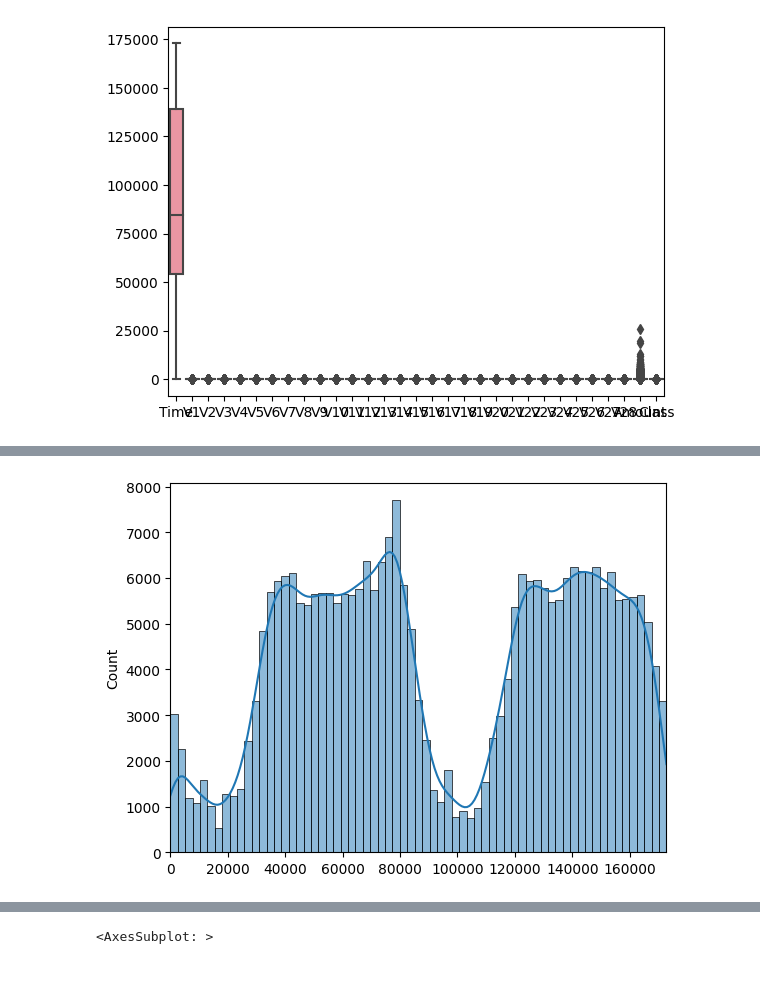
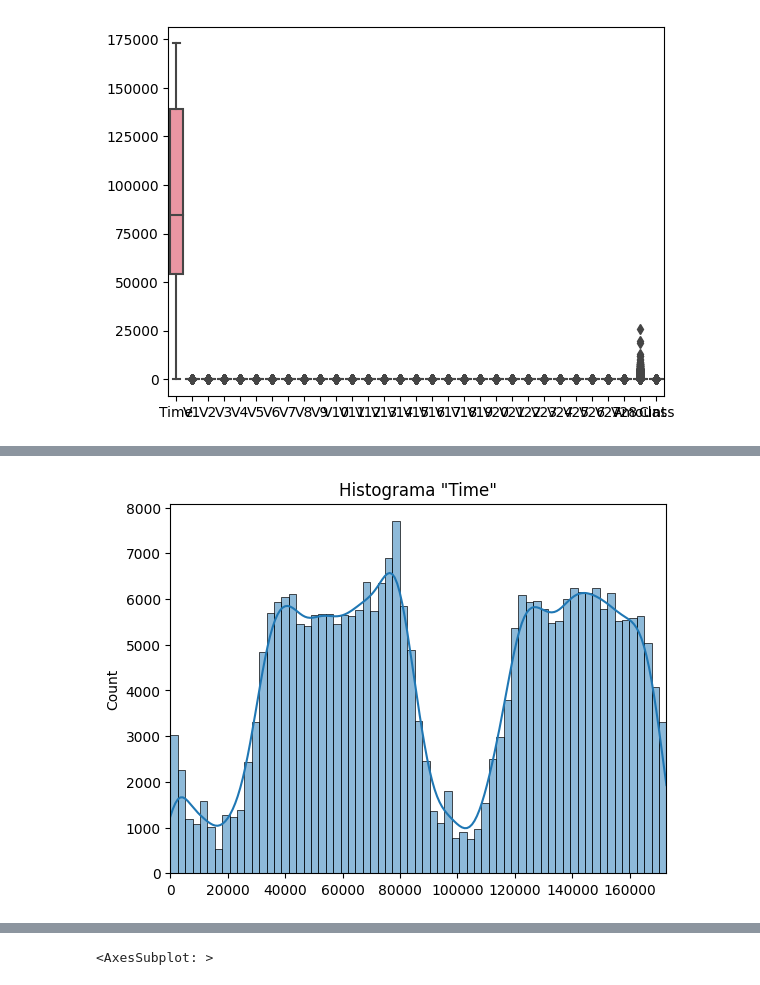
Before and after one commit to joaofranca13/CESAR-Fraud-Detection, a Jupyter notebook: pytorch_fraud_detection_training.ipynb, the cells around one changed output, grey strips where cells are left out. Saved outputs shown, nothing was run; the diff lists cells and outputs as text; code cells hidden in the pictures.

```diff
--- a/pytorch_fraud_detection_training.ipynb
+++ b/pytorch_fraud_detection_training.ipynb
@@ -100,11 +121,12 @@ plt.show()
 # %%
 time = np.array(df['Time'])
 
 ax = sns.histplot(time, kde=True)
 ax.set_xlim([min(time), max(time)])
+ax.set_title('Histograma "Time"')
 plt.show()
 # %% [output]
-[figure, old version]
+[figure, new version]
 # %%
 df["Timestamp"] = df["Time"] % (60 * 60 * 24)
 # %%
```
Also changed, not shown: parts of 35 cells of this notebook, 3 other files.
